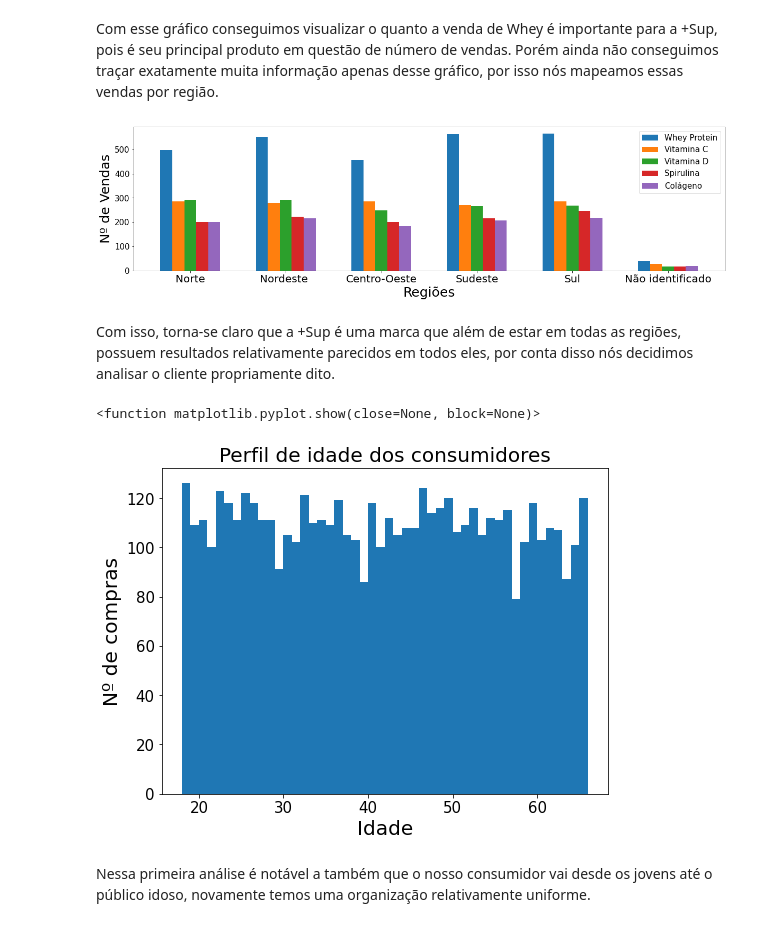
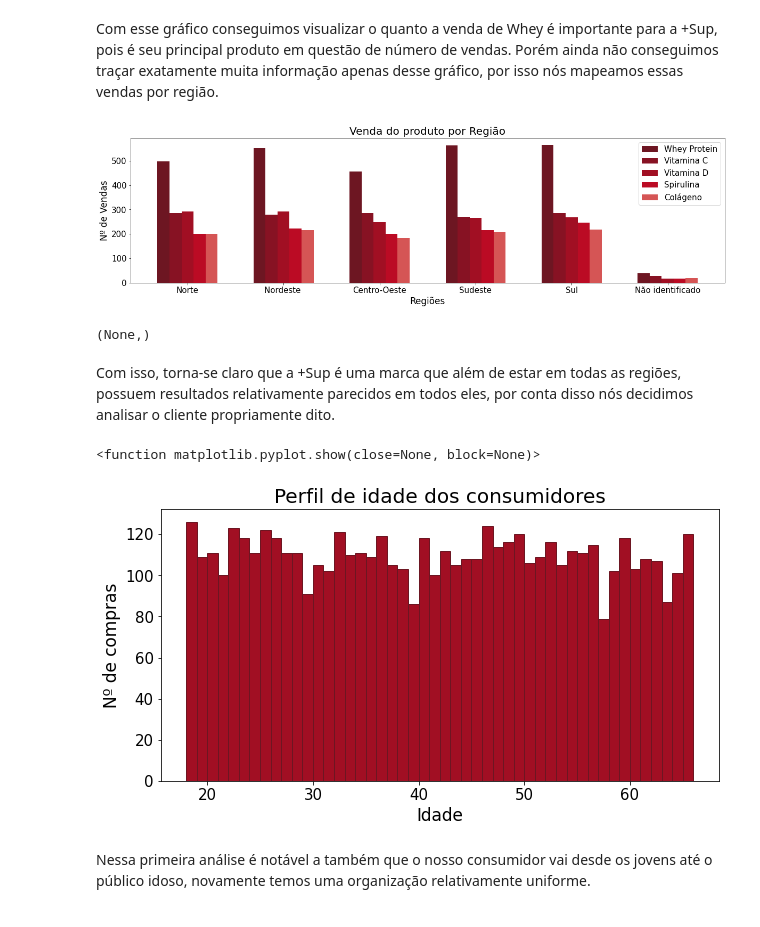
Before and after one commit to Juuzou623/Insper-Jr, a Jupyter notebook: Insper Jr.ipynb, the cells around one changed output. Drawn from its saved outputs; the diff is of its cells as text; code cells hidden in the pictures.

```diff
--- a/Insper Jr.ipynb
+++ b/Insper Jr.ipynb
@@ -149,31 +166,33 @@ r4 = [x+width for x in r3]
 r5 = [x+width for x in r4]
 
 R = [r1, r2, r3, r4, r5]
-
+cores_reg_ven = ['#6d1622','#871223','#a10f23','#bb0b24','#d55555']
 for i in range(len(R)):
-    plt.bar(R[i], prod_reg_agr[i], width=width, label = produtos_agr[i])
-plt.xlabel('Regiões', fontsize=25)
-plt.xticks([x+width/2 for x in range(6)],['Norte', 'Nordeste ', 'Centro-Oeste', 'Sudeste', 'Sul', 'Não identificado'], fontsize=20)
-plt.ylabel('Nº de Vendas', fontsize=25)
+    plt.bar(R[i], prod_reg_agr[i], width=width, label = produtos_agr[i], color = cores_reg_ven[i])
+plt.xlabel('Regiões', fontsize = 17)
+plt.xticks([x+width/2 for x in range(6)],['Norte', 'Nordeste ', 'Centro-Oeste', 'Sudeste', 'Sul', 'Não identificado'], fontsize=15)
+plt.ylabel('Nº de Vendas', fontsize = 17)
 plt.yticks(fontsize = 15)
 plt.legend(fontsize=15)
-plt.show()
+plt.title('Venda do produto por Região', fontsize = 20)
+plt.show(),
 # %% [output]
-[figure, old version]
+[figure, new version]
+(None,)
 # %% [markdown]
 Com isso, torna-se claro que a +Sup é uma marca que além de estar em todas as regiões, possuem resultados relativamente parecidos em todos eles, por conta disso nós decidimos analisar o cliente propriamente dito.
 # %%
-plt.figure(figsize=(8, 6))
-plt.hist(base_vendas['Idade '], bins=range(18, 67,1))
+plt.figure(figsize=(10,5))
+plt.hist(base_vendas['Idade '], bins=range(18, 67,1), color = '#a10f23',  edgecolor = '#6d1622')
 plt.title('Perfil de idade dos consumidores', fontsize = 20)
-plt.xlabel('Idade', fontsize = 20)
-plt.ylabel('Nº de compras', fontsize = 20)
+plt.xlabel('Idade', fontsize = 17)
+plt.ylabel('Nº de compras', fontsize = 17)
 plt.xticks(fontsize=15)
 plt.yticks(fontsize=15)
 plt.show
 # %% [output]
 <function matplotlib.pyplot.show(close=None, block=None)>
-[figure, old version]
+[figure, new version]
 # %% [markdown]
 Nessa primeira análise é notável a também que o nosso consumidor vai desde os jovens até o público idoso, novamente temos uma organização relativamente uniforme.
 # %%
```
Also changed, not shown: parts of 12 cells of this notebook.
